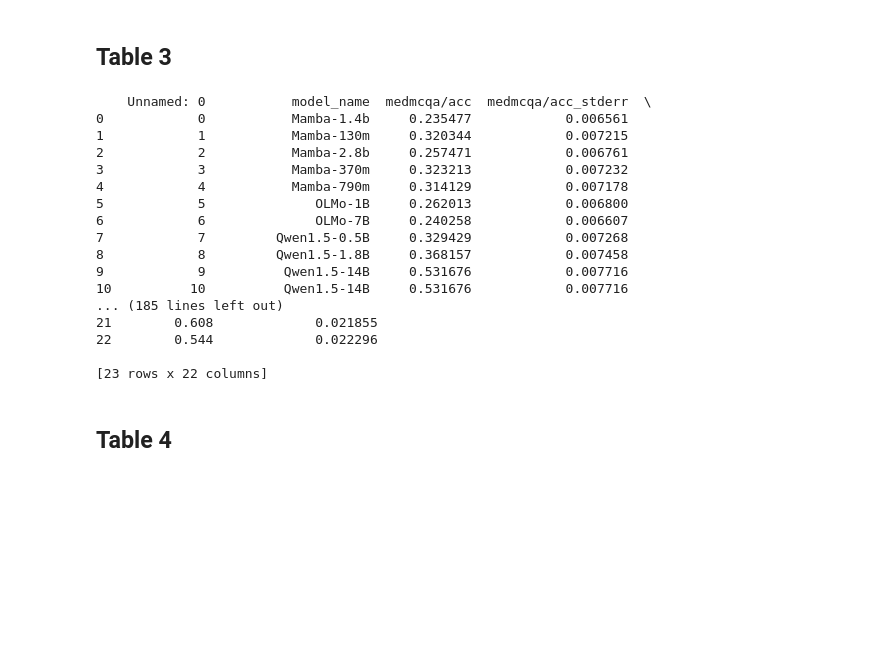
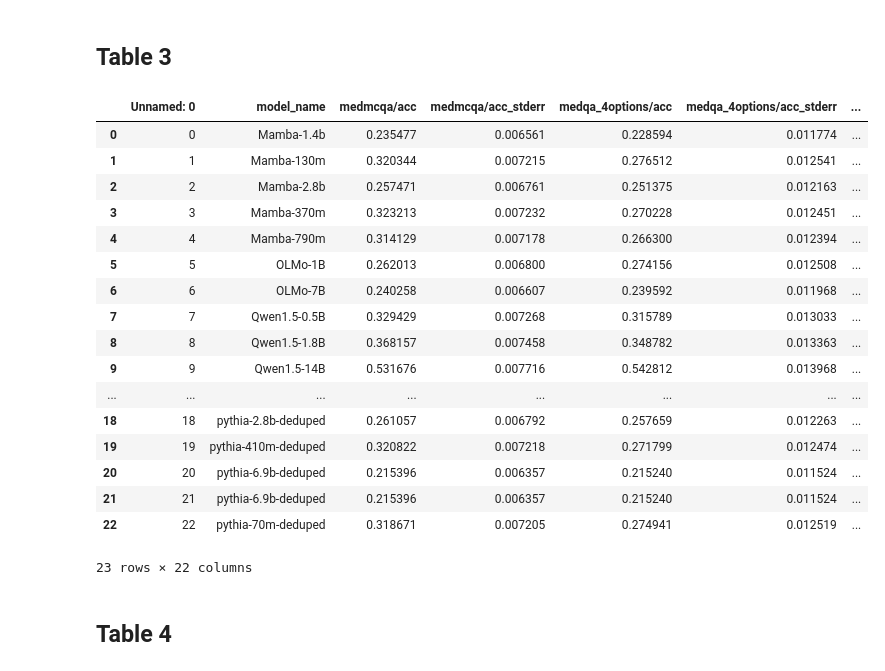
Before and after one commit to NikolajMA/biomedical-llm-scaling, a Jupyter notebook: analysis-results/tables.ipynb, the cells around one changed output. Cells and saved outputs as stored; diff of their text form; code cells hidden in the pictures; blank space fills up the shorter version.

```diff
--- a/analysis-results/tables.ipynb
+++ b/analysis-results/tables.ipynb
@@ -29,26 +29,27 @@ print(sorted_branches)
 # %%
 #MultiMedQA evaluations across model scale. Raw eval data cleaned using _____
 import pandas as pd
 scale_evals = pd.read_csv('../eval-results/wandb-logs/cleaned/acc_scale_results.csv')
-print(scale_evals)
+scale_evals
 # %% [output]
+|  | Unnamed: 0 | model_name | medmcqa/acc | medmcqa/acc_stderr | medqa_4options/acc | medqa_4options/acc_stderr | ... |
+| 0 | 0 | Mamba-1.4b | 0.235477 | 0.006561 | 0.228594 | 0.011774 | ... |
+| 1 | 1 | Mamba-130m | 0.320344 | 0.007215 | 0.276512 | 0.012541 | ... |
+| 2 | 2 | Mamba-2.8b | 0.257471 | 0.006761 | 0.251375 | 0.012163 | ... |
+| 3 | 3 | Mamba-370m | 0.323213 | 0.007232 | 0.270228 | 0.012451 | ... |
+| 4 | 4 | Mamba-790m | 0.314129 | 0.007178 | 0.266300 | 0.012394 | ... |
+| 5 | 5 | OLMo-1B | 0.262013 | 0.006800 | 0.274156 | 0.012508 | ... |
+| 6 | 6 | OLMo-7B | 0.240258 | 0.006607 | 0.239592 | 0.011968 | ... |
+| 7 | 7 | Qwen1.5-0.5B | 0.329429 | 0.007268 | 0.315789 | 0.013033 | ... |
+| 8 | 8 | Qwen1.5-1.8B | 0.368157 | 0.007458 | 0.348782 | 0.013363 | ... |
+| 9 | 9 | Qwen1.5-14B | 0.531676 | 0.007716 | 0.542812 | 0.013968 | ... |
+| ... | ... | ... | ... | ... | ... | ... | ... |
+| 18 | 18 | pythia-2.8b-deduped | 0.261057 | 0.006792 | 0.257659 | 0.012263 | ... |
+| 19 | 19 | pythia-410m-deduped | 0.320822 | 0.007218 | 0.271799 | 0.012474 | ... |
+| 20 | 20 | pythia-6.9b-deduped | 0.215396 | 0.006357 | 0.215240 | 0.011524 | ... |
+| 21 | 21 | pythia-6.9b-deduped | 0.215396 | 0.006357 | 0.215240 | 0.011524 | ... |
+| 22 | 22 | pythia-70m-deduped | 0.318671 | 0.007205 | 0.274941 | 0.012519 | ... |
-    Unnamed: 0           model_name  medmcqa/acc  medmcqa/acc_stderr  \
-0            0           Mamba-1.4b     0.235477            0.006561
-1            1           Mamba-130m     0.320344            0.007215
-2            2           Mamba-2.8b     0.257471            0.006761
-3            3           Mamba-370m     0.323213            0.007232
-4            4           Mamba-790m     0.314129            0.007178
-5            5              OLMo-1B     0.262013            0.006800
-6            6              OLMo-7B     0.240258            0.006607
-7            7         Qwen1.5-0.5B     0.329429            0.007268
-8            8         Qwen1.5-1.8B     0.368157            0.007458
-9            9          Qwen1.5-14B     0.531676            0.007716
-10          10          Qwen1.5-14B     0.531676            0.007716
-... (185 lines left out)
-21        0.608             0.021855
-22        0.544             0.022296
-
-[23 rows x 22 columns]
+23 rows × 22 columns
 # %% [markdown]
 ## Table 4
 # %%
```
Also changed, not shown: parts of 15 cells of this notebook, 1 other file.
